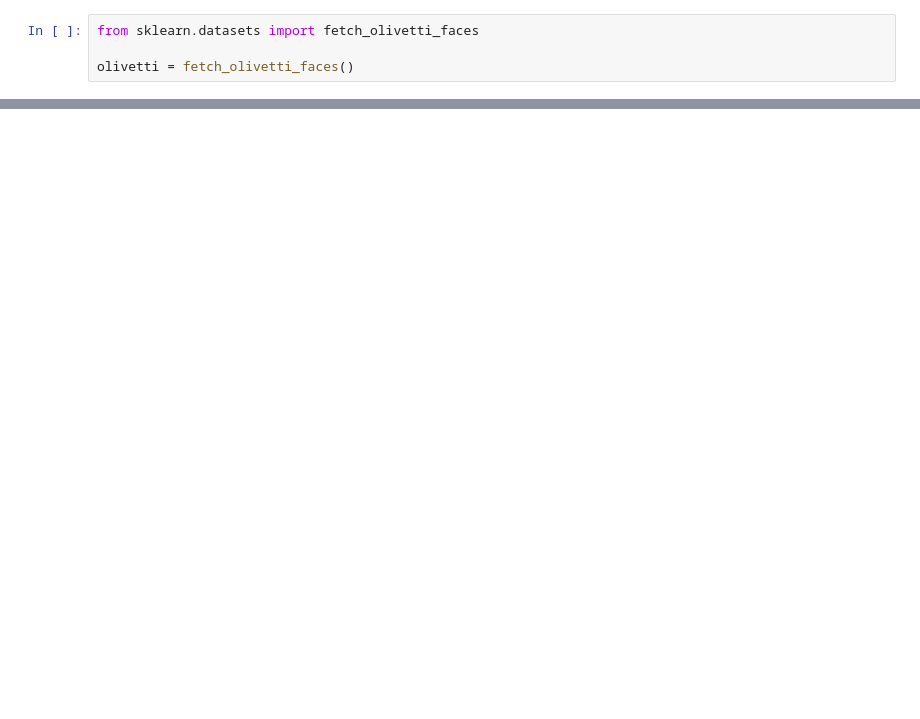
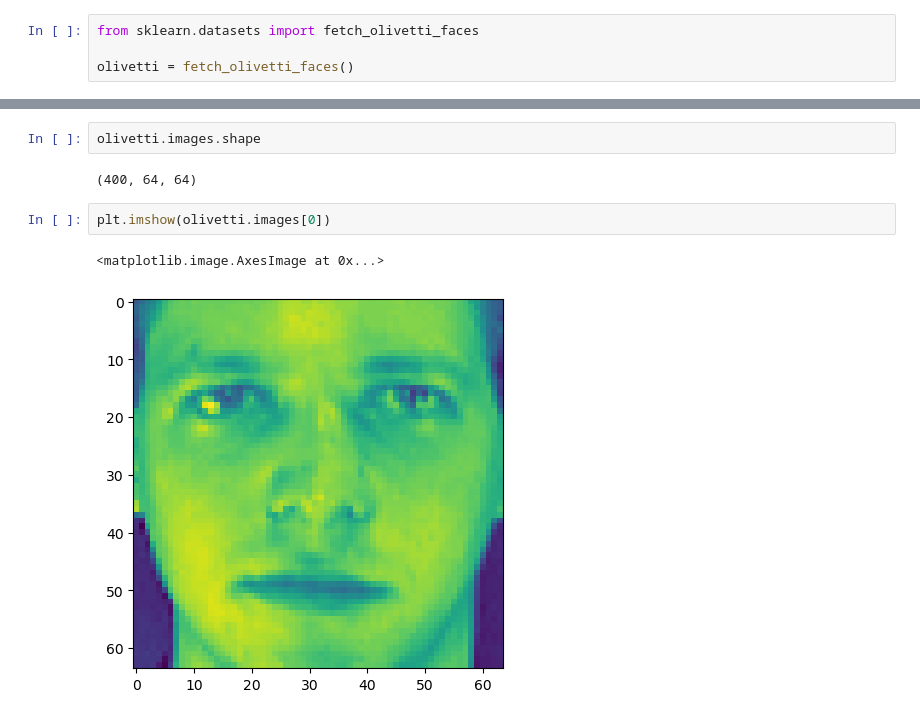
Before and after one commit to Fful/ml-base-notebooks, a Jupyter notebook: 1.Olivetti_faces.ipynb, the cells around one changed output, grey strips where cells are left out. Saved outputs shown, nothing was run; the diff lists cells and outputs as text; blank space fills up the shorter version.

```diff
--- a/1.Olivetti_faces.ipynb
+++ b/1.Olivetti_faces.ipynb
@@ -32,0 +54,9 @@ olivetti = fetch_olivetti_faces()
+# %%
+olivetti.images.shape
+# %% [output]
+(400, 64, 64)
+# %%
+plt.imshow(olivetti.images[0])
+# %% [output]
+<matplotlib.image.AxesImage at 0x...>
+[figure, added]
```
Also changed, not shown: parts of 22 cells of this notebook.
